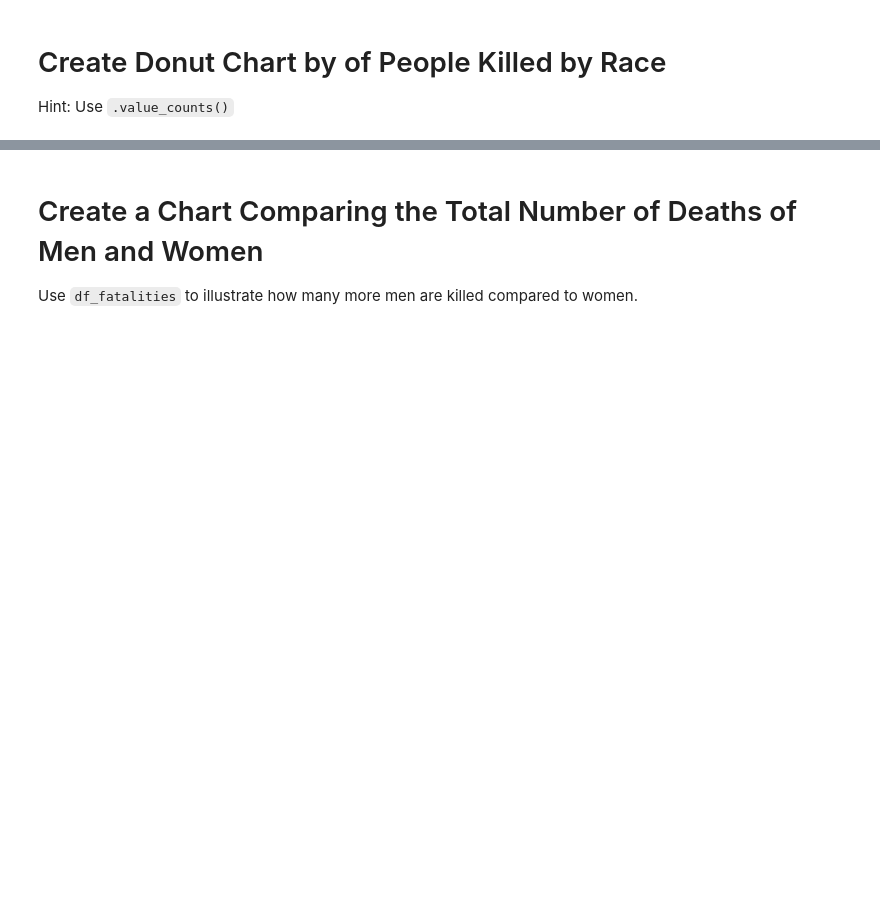
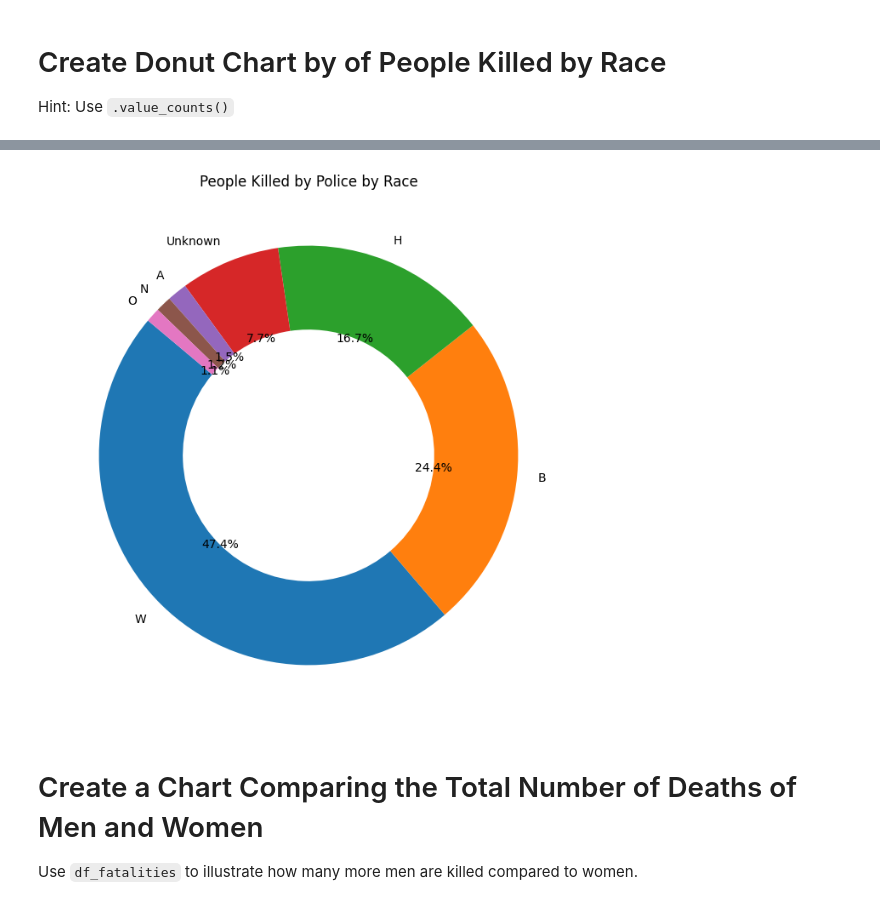
Before and after one commit to Griffin-lubisiaMulemia/Fatal-Force, a Jupyter notebook: Fatal_Force_(start).ipynb, the cells around one changed output, grey strips where cells are left out. Cells and saved outputs as stored; diff of their text form; code cells hidden in the pictures; blank space fills up the shorter version.

```diff
--- a/Fatal_Force_(start).ipynb
+++ b/Fatal_Force_(start).ipynb
@@ -302,3 +364,20 @@ Hint: Use `.value_counts()`
+# %%
+# Count number of people killed by race
+race_counts = df_fatalities['race'].value_counts(dropna=False)
+
+# Donut chart
+plt.figure(figsize=(8, 8))
+plt.pie(
+    race_counts,
+    labels=race_counts.index.fillna('Unknown'),
+    autopct='%1.1f%%',
+    startangle=140,
+    wedgeprops={'width': 0.4}
+)
+plt.title('People Killed by Police by Race')
+plt.show()
+# %% [output]
+[figure, added]
 # %% [markdown]
 # Create a Chart Comparing the Total Number of Deaths of Men and Women
 
```
Also changed, not shown: parts of 9 cells of this notebook, 2 other files.
